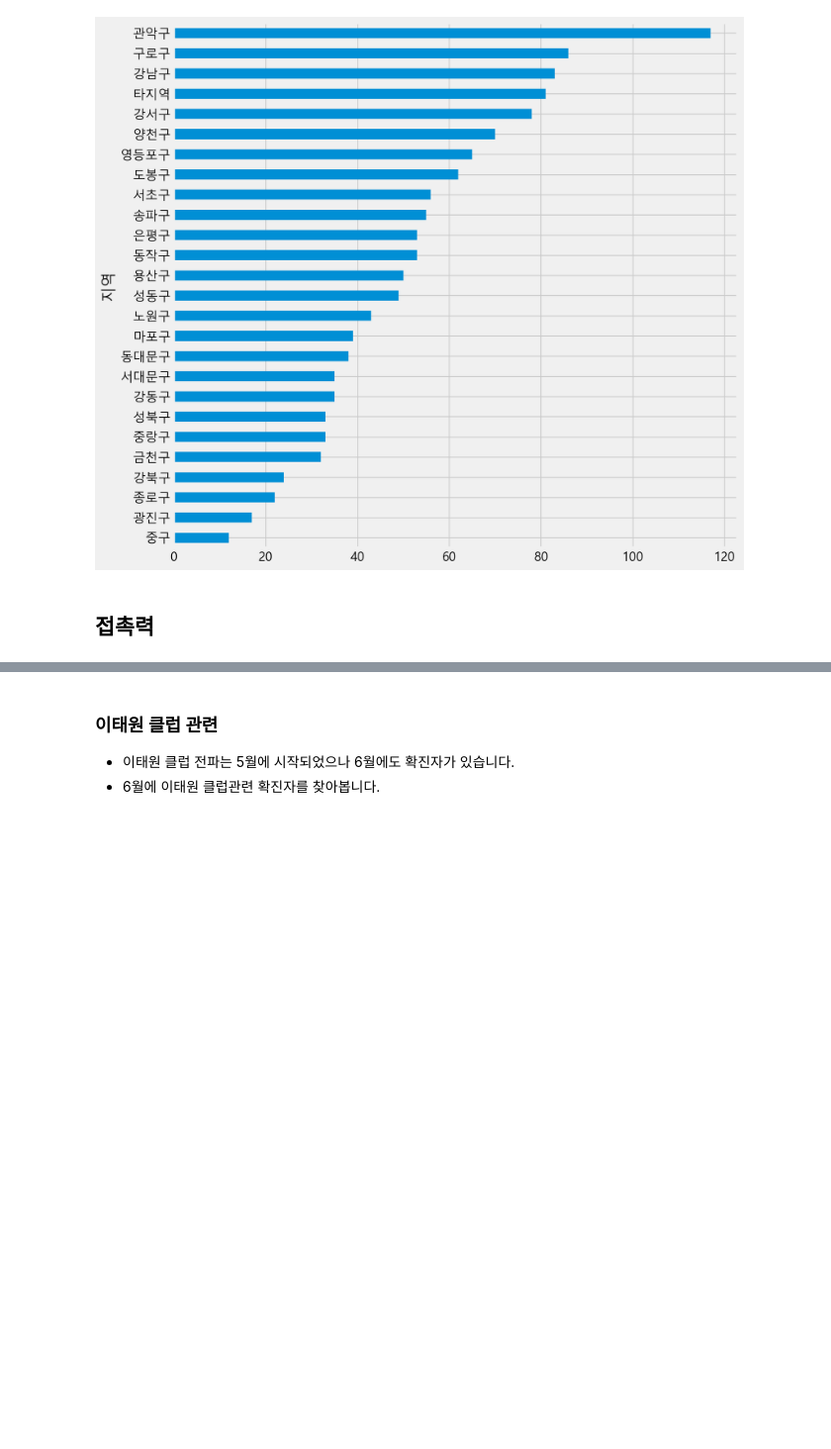
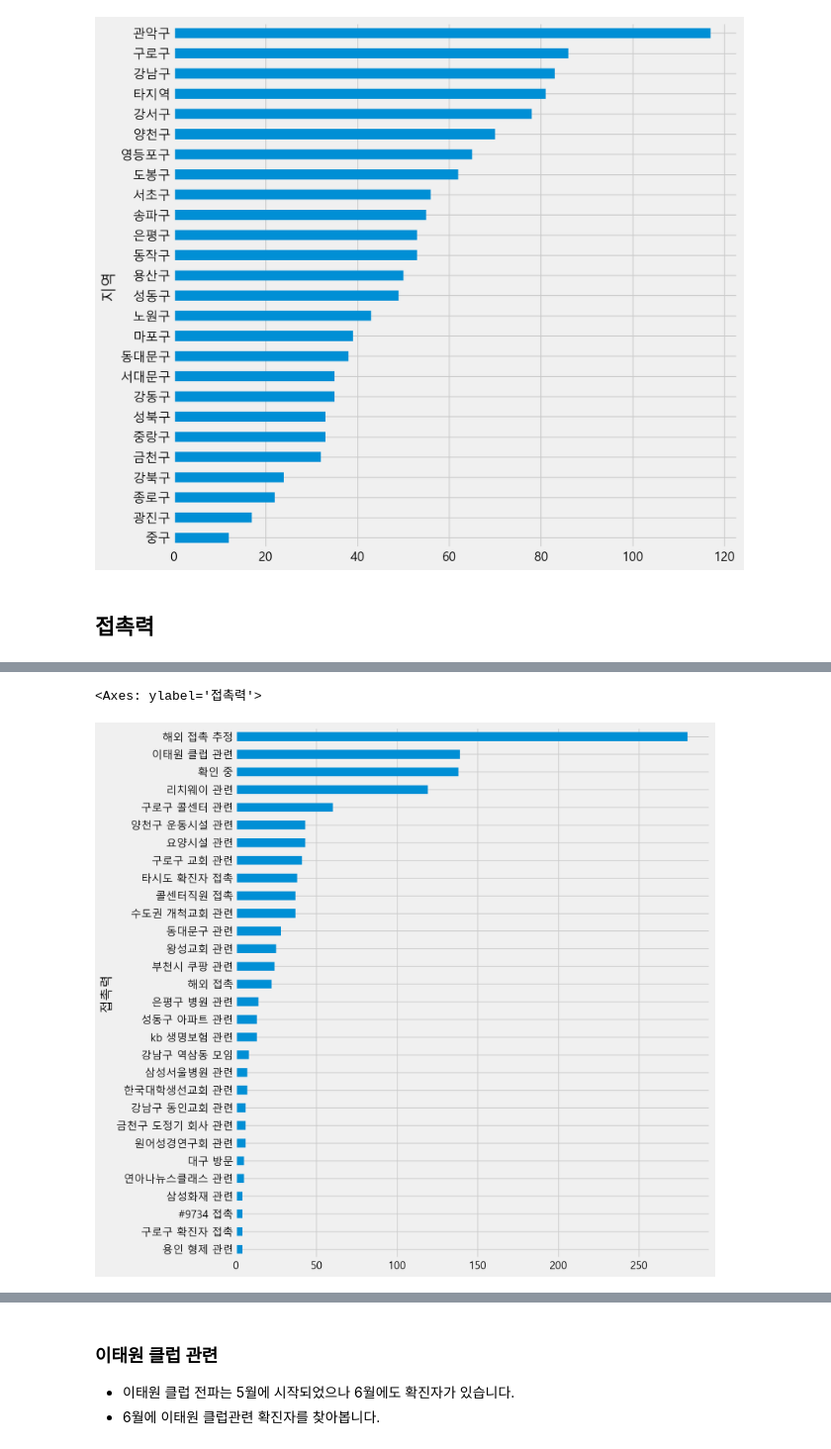
Before and after one commit to nz663633/data-analysis-viz, a Jupyter notebook: seoul-covid-19-02-eda-input.ipynb, the cells around one changed output, grey strips where cells are left out. Shown at 99% size. Cells and saved outputs as stored; diff of their text form; code cells hidden in the pictures; blank space fills up the shorter version.

Commit message:
feat: implement frequency data visualization

```diff
--- a/seoul-covid-19-02-eda-input.ipynb
+++ b/seoul-covid-19-02-eda-input.ipynb
@@ -746,2 +773,6 @@ gu_etc_count.sort_values().plot.barh(figsize=(10, 10))
+# %%
+# '확인 중', '확인중' => "확인 중" 으로 변경합니다.
+
+df.loc[df["접촉력"].str.contains("확인"), "접촉력"] = "확인 중"
 # %%
 # "확인" 이 들어가는 접촉력만 찾습니다.
@@ -754,2 +794,11 @@ gu_etc_count.sort_values().plot.barh(figsize=(10, 10))
+# %%
+# 접촉력 빈도수를 시각화 합니다.
+
+contact_count = df["접촉력"].value_counts()
+contact_count_top = contact_count.sort_values().tail(30)
+contact_count_top.plot.barh(figsize=(10, 12))
+# %% [output]
+<Axes: ylabel='접촉력'>
+[figure, added]
 # %%
 # 상위 15개만 구합니다.
```
Also changed, not shown: parts of 14 cells of this notebook.
